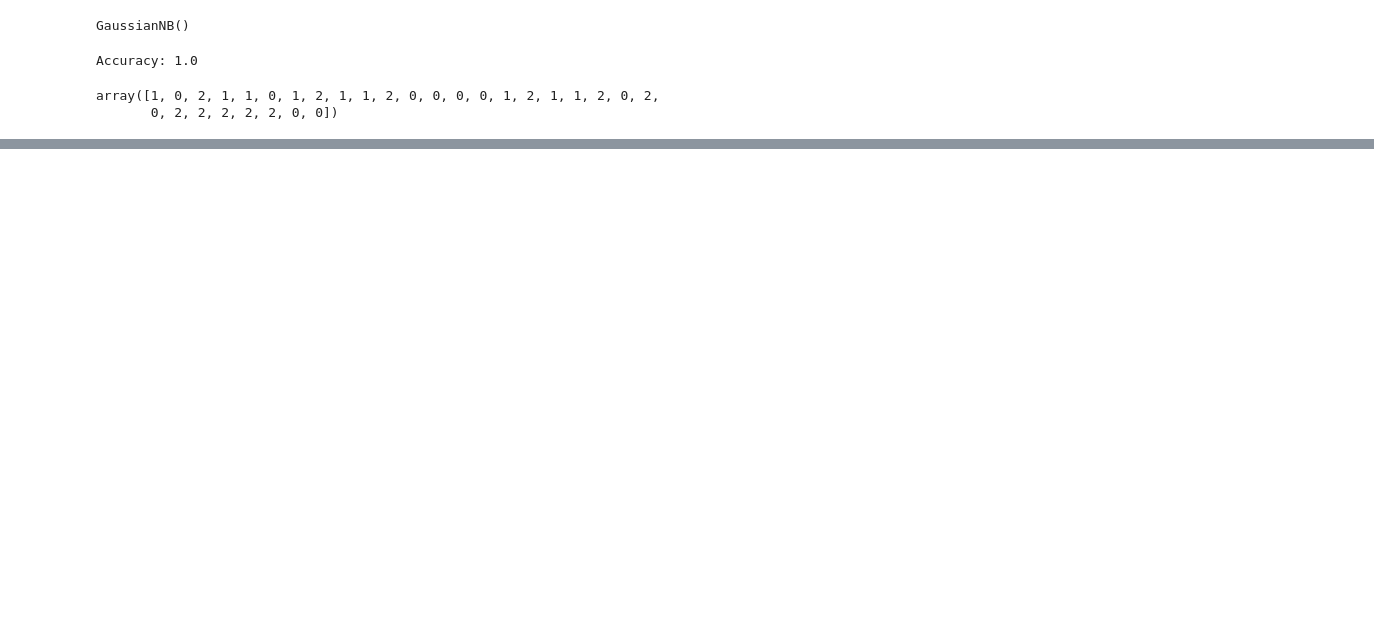
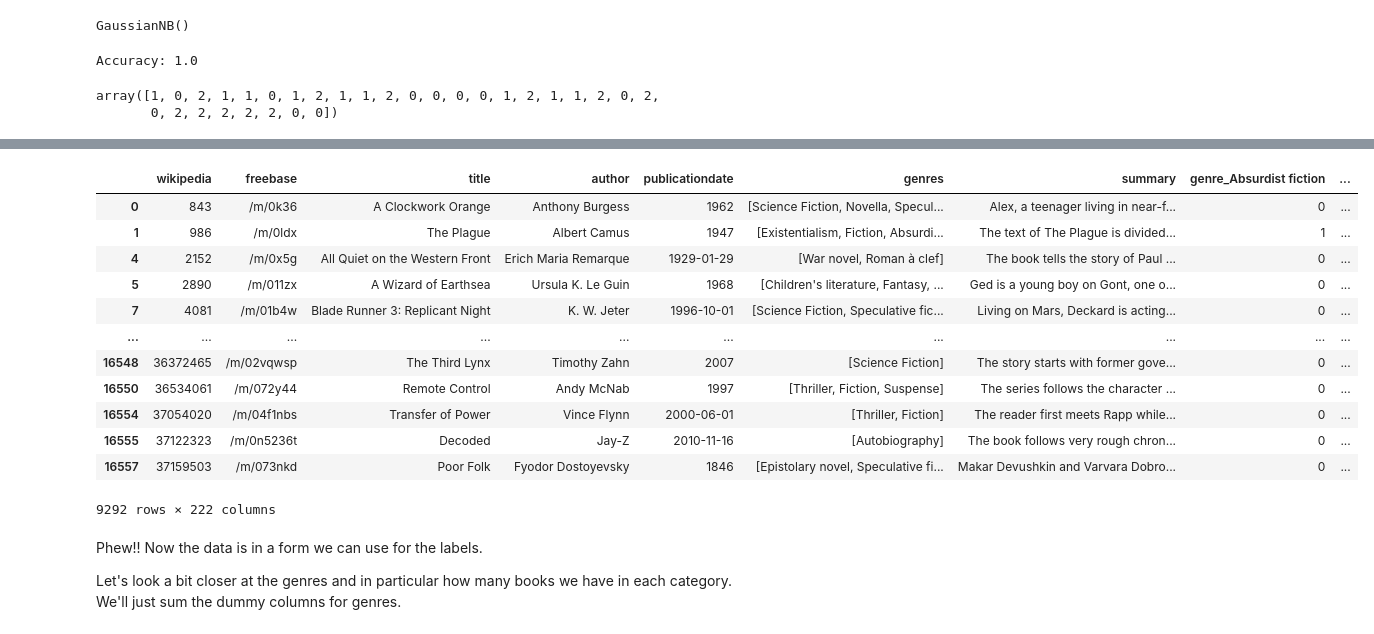
Before and after one commit to uOttawa-IT-Research-teaching/ML_naive_bayes, a Jupyter notebook: bayes.ipynb, the cells around one changed output, grey strips where cells are left out. Saved outputs shown, nothing was run; the diff lists cells and outputs as text; code cells hidden in the pictures; blank space fills up the shorter version.

```diff
--- a/bayes.ipynb
+++ b/bayes.ipynb
@@ -46,0 +140,6 @@ array([1, 0, 2, 1, 1, 0, 1, 2, 1, 1, 2, 0, 0, 0, 0, 1, 2, 1, 1, 2, 0, 2,
+# %%
+books = pd.read_csv('data/booksummaries.txt', sep="\t", header=0, names=['wikipedia', 'freebase', 'title', 'author', 'publicationdate', 'genres', 'summary'])
+# %%
+# I don't feel like dealing with NaN
+books = books.dropna()
+books.head()
@@ -46,0 +159,7 @@ array([1, 0, 2, 1, 1, 0, 1, 2, 1, 1, 2, 0, 0, 0, 0, 1, 2, 1, 1, 2, 0, 2,
+# %%
+def genre(row):
+    g = json.loads(row.genres)
+    return list(g.values())
+
+genresperbook = books.apply(genre, axis=1)
+books = books.assign(genres=genresperbook)
@@ -46,0 +377,23 @@ array([1, 0, 2, 1, 1, 0, 1, 2, 1, 1, 2, 0, 0, 0, 0, 1, 2, 1, 1, 2, 0, 2,
+# %%
+dummies = books.genres.apply(pd.Series).stack().str.get_dummies().groupby(level=0).sum().add_prefix('genre_')
+books = books.join(dummies)
+# %%
+books
+# %% [output]
+|  | wikipedia | freebase | title | author | publicationdate | genres | summary | genre_Absurdist fiction | ... |
+| 0 | 843 | /m/0k36 | A Clockwork Orange | Anthony Burgess | 1962 | [Science Fiction, Novella, Specul... | Alex, a teenager living in near-f... | 0 | ... |
+| 1 | 986 | /m/0ldx | The Plague | Albert Camus | 1947 | [Existentialism, Fiction, Absurdi... | The text of The Plague is divided... | 1 | ... |
+| 4 | 2152 | /m/0x5g | All Quiet on the Western Front | Erich Maria Remarque | 1929-01-29 | [War novel, Roman à clef] | The book tells the story of Paul ... | 0 | ... |
+| 5 | 2890 | /m/011zx | A Wizard of Earthsea | Ursula K. Le Guin | 1968 | [Children's literature, Fantasy, ... | Ged is a young boy on Gont, one o... | 0 | ... |
+| 7 | 4081 | /m/01b4w | Blade Runner 3: Replicant Night | K. W. Jeter | 1996-10-01 | [Science Fiction, Speculative fic... | Living on Mars, Deckard is acting... | 0 | ... |
+| ... | ... | ... | ... | ... | ... | ... | ... | ... | ... |
+| 16548 | 36372465 | /m/02vqwsp | The Third Lynx | Timothy Zahn | 2007 | [Science Fiction] | The story starts with former gove... | 0 | ... |
+| 16550 | 36534061 | /m/072y44 | Remote Control | Andy McNab | 1997 | [Thriller, Fiction, Suspense] | The series follows the character ... | 0 | ... |
+| 16554 | 37054020 | /m/04f1nbs | Transfer of Power | Vince Flynn | 2000-06-01 | [Thriller, Fiction] | The reader first meets Rapp while... | 0 | ... |
+| 16555 | 37122323 | /m/0n5236t | Decoded | Jay-Z | 2010-11-16 | [Autobiography] | The book follows very rough chron... | 0 | ... |
+| 16557 | 37159503 | /m/073nkd | Poor Folk | Fyodor Dostoyevsky | 1846 | [Epistolary novel, Speculative fi... | Makar Devushkin and Varvara Dobro... | 0 | ... |
+9292 rows × 222 columns
+# %% [markdown]
+Phew!! Now the data is in a form we can use for the labels.
+
+Let's look a bit closer at the genres and in particular how many books we have in each category. We'll just sum the dummy columns for genres.
```
Also changed, not shown: parts of 74 cells of this notebook, 4 other files.
